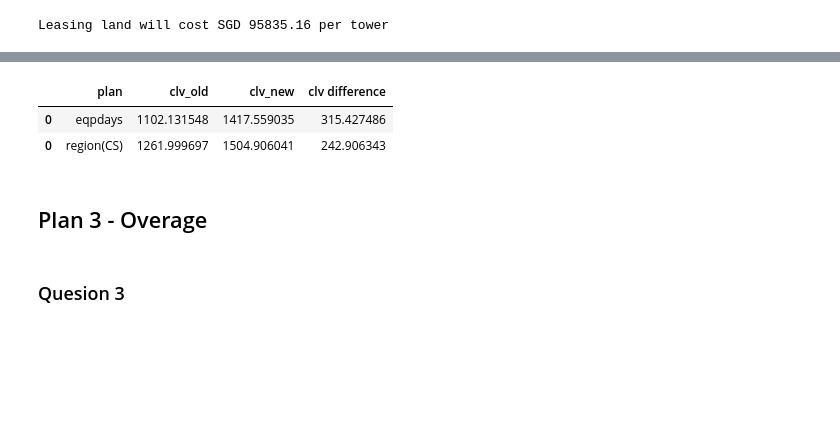
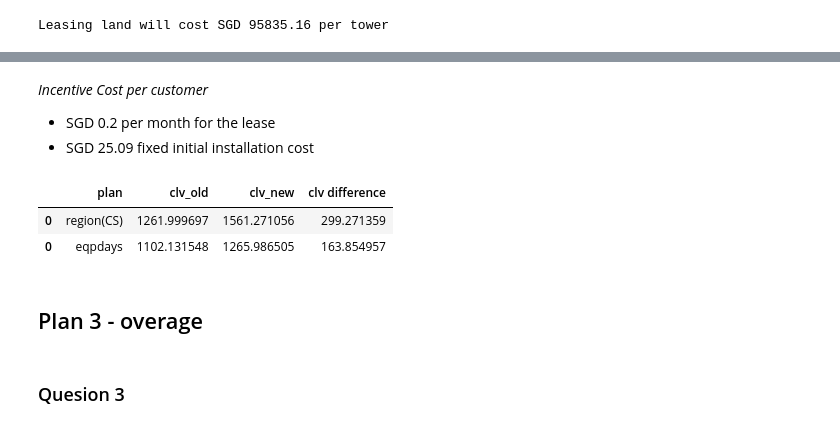
Before and after one commit to deeptarka96/Churn-Prediction-Analysis, a Jupyter notebook: s-mobile.ipynb, the cells around one changed output, grey strips where cells are left out. Cells and saved outputs as stored; diff of their text form; code cells hidden in the pictures; blank space fills up the shorter version.

```diff
--- a/s-mobile.ipynb
+++ b/s-mobile.ipynb
@@ -899,2 +910,5 @@ Maximum discount that we can offer per month per customer on this incentive plan
+# %%
+clv_new = clv_calculator(rev,ser_cost,new_churn, inc_cost=3) - (mobile_cost - installment_value)
+diff = clv_new - clv_old
 # %%
 conc = pd.DataFrame({'plan':['eqpdays'],'clv_old':[clv_old],'clv_new':[clv_new],'clv difference':[diff]})
@@ -989,7 +1008,11 @@ Leasing land will cost SGD 95835.16 per tower
 # %%
 fixed_install_cost = 20*(250000/(target_perc * 1000000))
 # %%
-lease_per_cust = 20*(20000/(target_perc * 1000000))
+lease_per_cust = 20*(2000/(target_perc * 1000000))
+# %% [markdown]
+*Incentive Cost per customer*
+- SGD 0.2 per month for the lease
+- SGD 25.09 fixed initial installation cost
 # %%
 clv_new = clv_calculator(rev,ser_cost,new_churn, inc_cost=lease_per_cust) - fixed_install_cost
 diff = clv_new - clv_old
@@ -997,13 +1020,13 @@ diff = clv_new - clv_old
 conc_2 = pd.DataFrame({'plan':['region(CS)'],'clv_old':[clv_old],'clv_new':[clv_new],'clv difference':[diff]})
 # %%
 conc = conc.append(conc_2)
-conc
+conc.sort_values('clv difference', ascending=False)
 # %% [output]
 |  | plan | clv_old | clv_new | clv difference |
-| 0 | eqpdays | 1102.131548 | 1417.559035 | 315.427486 |
-| 0 | region(CS) | 1261.999697 | 1504.906041 | 242.906343 |
+| 0 | region(CS) | 1261.999697 | 1561.271056 | 299.271359 |
+| 0 | eqpdays | 1102.131548 | 1265.986505 | 163.854957 |
 # %% [markdown]
-## Plan 3 - Overage
+## Plan 3 - overage
 # %% [markdown]
 ### Quesion 3
 # %% [markdown]
```
Also changed, not shown: parts of 22 cells of this notebook.
